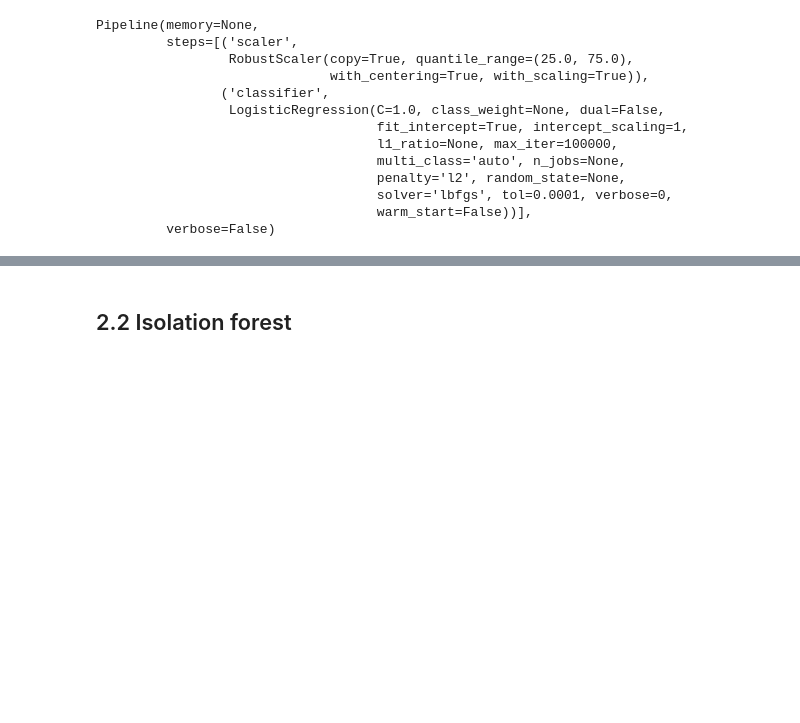
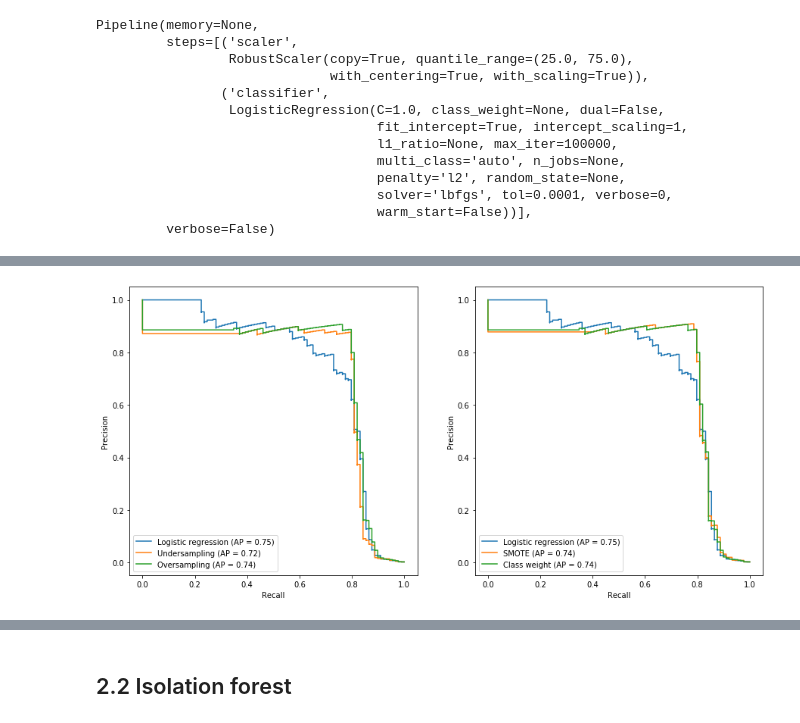
Before and after one commit to leogcalderon/fraud_detection, a Jupyter notebook: fraud_detection.ipynb, the cells around one changed output, grey strips where cells are left out. Saved outputs shown, nothing was run; the diff lists cells and outputs as text; code cells hidden in the pictures; blank space fills up the shorter version.

```diff
--- a/fraud_detection.ipynb
+++ b/fraud_detection.ipynb
@@ -169,0 +179,22 @@ plot_report(baseline,X_test,y_test,'Logistic Regression',(12,12))
+# %%
+classweight = Pipeline_imb([('scaler',RobustScaler()),
+                            ('classifier',LogisticRegression(max_iter = 100000,
+                                                             class_weight = 'balanced'))])
+
+undersampling = Pipeline_imb([('scaler',RobustScaler()),
+                              ('undersampling',RandomUnderSampler(random_state = 26)),
+                              ('classifier',LogisticRegression(max_iter = 100000))])
+
+oversampling = Pipeline_imb([('scaler',RobustScaler()),
+                             ('undersampling',RandomOverSampler(random_state = 26)),
+                             ('classifier',LogisticRegression(max_iter = 100000))])
+
+smote = Pipeline_imb([('scaler',RobustScaler()),
+                      ('undersampling',SMOTE(random_state = 26)),
+                      ('classifier',LogisticRegression(max_iter = 100000))])
+
+
+classweight.fit(X_train,y_train)
+undersampling.fit(X_train,y_train)
+oversampling.fit(X_train,y_train)
+smote.fit(X_train,y_train)
@@ -169,0 +218,17 @@ plot_report(baseline,X_test,y_test,'Logistic Regression',(12,12))
+# %%
+f, ax = plt.subplots(ncols = 2, figsize=(15,7))
+
+'''PR Curve'''
+plot_precision_recall_curve(baseline,X_test,y_test,name = 'Logistic regression',ax=ax[0])
+plot_precision_recall_curve(undersampling,X_test,y_test,name = 'Undersampling',ax=ax[0])
+plot_precision_recall_curve(oversampling,X_test,y_test,name = 'Oversampling',ax=ax[0])
+
+
+'''PR Curve'''
+plot_precision_recall_curve(baseline,X_test,y_test,name = 'Logistic regression',ax=ax[1])
+plot_precision_recall_curve(smote,X_test,y_test,name = 'SMOTE',ax=ax[1])
+plot_precision_recall_curve(classweight,X_test,y_test,name = 'Class weight',ax=ax[1])
+
+plt.show()
+# %% [output]
+[figure, added]
```
Also changed, not shown: parts of 12 cells of this notebook.
